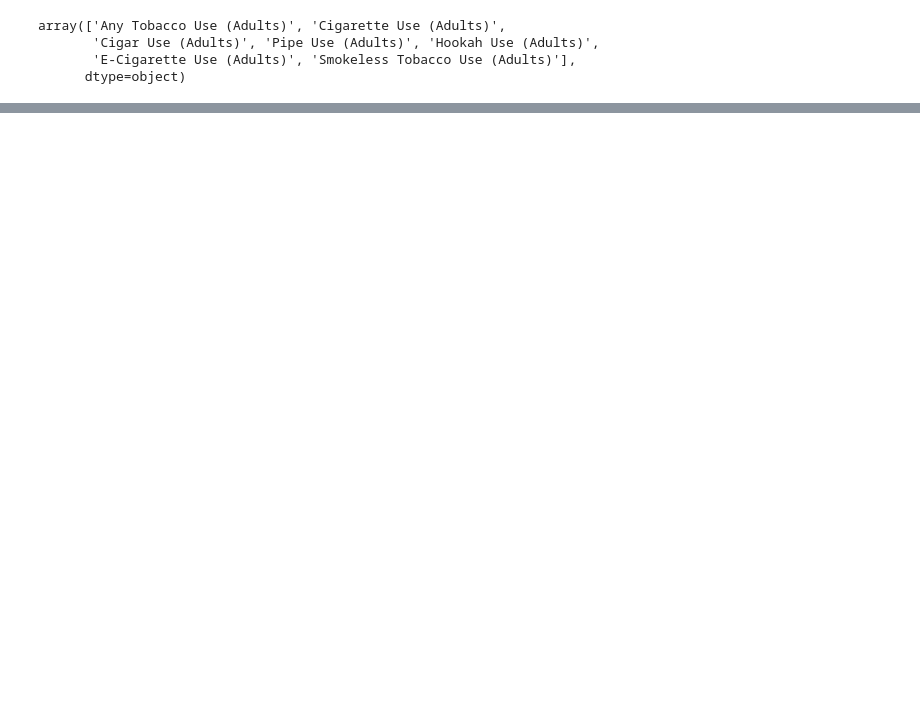
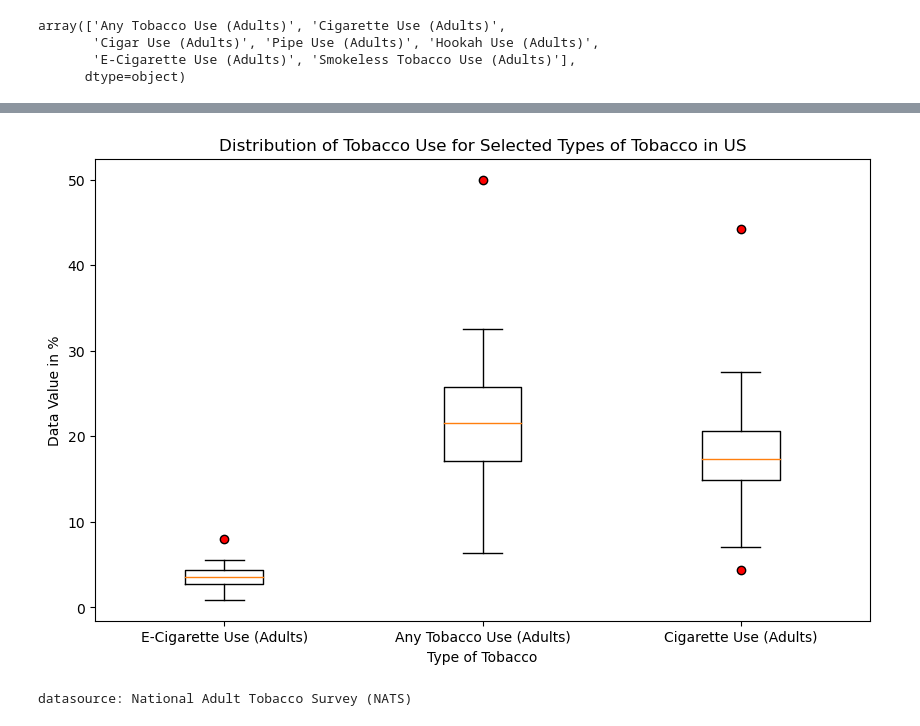
Before and after one commit to Sueraaa/project1-group5, a Jupyter notebook: Project_1/Code/National_Adult_Tobacco_Survey.ipynb, the cells around one changed output, grey strips where cells are left out. Saved outputs shown, nothing was run; the diff lists cells and outputs as text; code cells hidden in the pictures; blank space fills up the shorter version.

```diff
--- a/Project_1/Code/National_Adult_Tobacco_Survey.ipynb
+++ b/Project_1/Code/National_Adult_Tobacco_Survey.ipynb
@@ -415,0 +386,26 @@ ValueError: ('Lengths must match to compare', (104,), (1,))
+# %%
+## Box plot that shows the distrubution of the data volume for each topic.
+# Define selected topics
+selected_topics = ['E-Cigarette Use (Adults)', 'Any Tobacco Use (Adults)', 'Cigarette Use (Adults)']
+
+# Filter the DataFrame for the selected topics
+selected_df = renamed_df[renamed_df['Topic Description'].isin(selected_topics)]
+
+# Create a box plot with outlier marker face color set to red
+plt.figure(figsize=(10, 6))
+plt.boxplot([selected_df[selected_df['Topic Description'] == topics]['Data Value in %'] for topics in selected_topics],
+            labels=selected_topics,
+            flierprops=dict(markerfacecolor='red'))
+
+# Add labels and title
+plt.ylabel('Data Value in %')
+plt.xlabel('Type of Tobacco')
+plt.title('Distribution of Tobacco Use for Selected Types of Tobacco in US')
+
+# Show the box plot
+plt.savefig("../Output_Files/Distribution of Tobacco Use for Selected Types of Tobacco in US.png", bbox_inches='tight')
+plt.show()
+print("datasource: National Adult Tobacco Survey (NATS)")
+# %% [output]
+[figure, added]
+datasource: National Adult Tobacco Survey (NATS)
```
Also changed, not shown: parts of 19 cells of this notebook, 13 other files.
